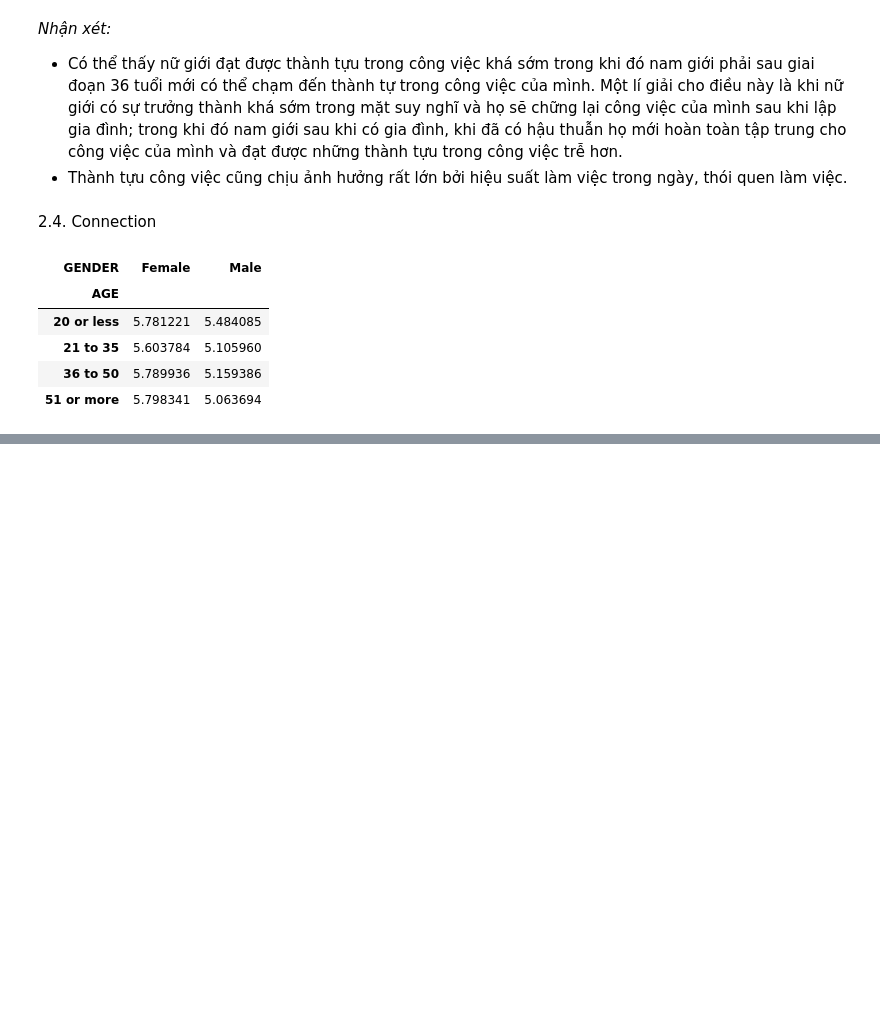
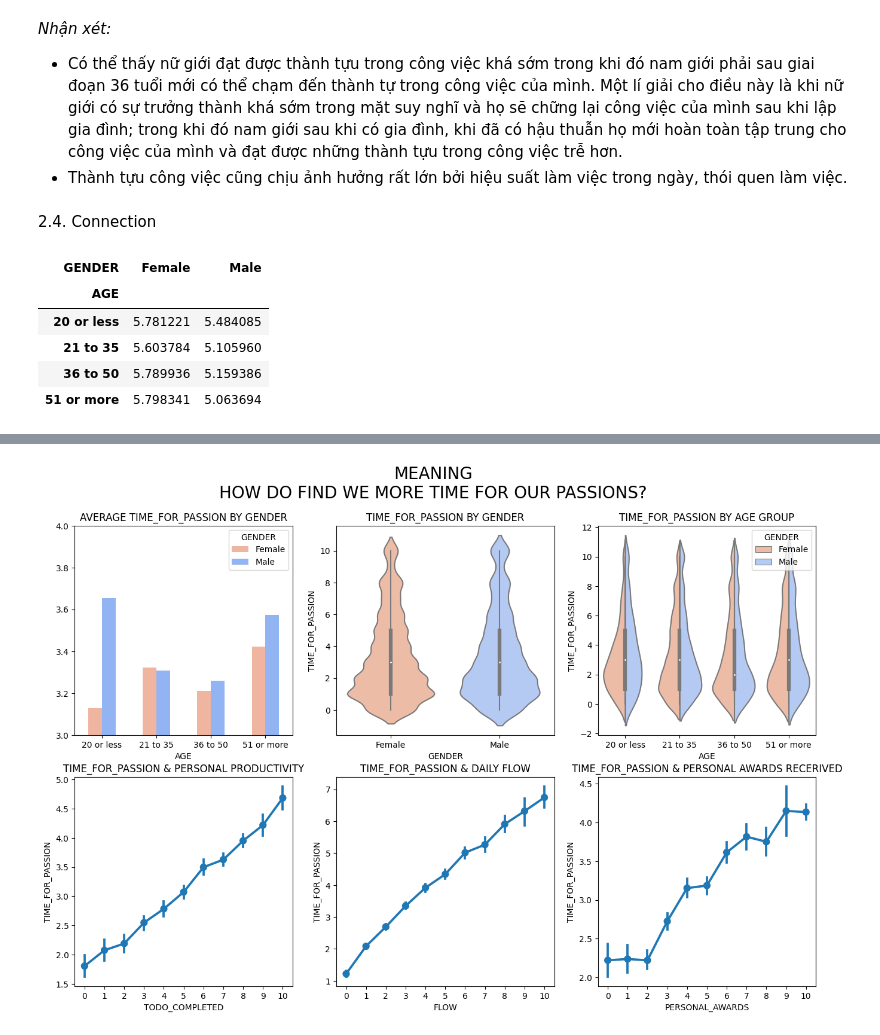
Before and after one commit to baoqdng/Lifestyle-and-Wellbeing, a Jupyter notebook: Data_exploratory.ipynb, the cells around one changed output, grey strips where cells are left out. Saved outputs shown, nothing was run; the diff lists cells and outputs as text; code cells hidden in the pictures; blank space fills up the shorter version.

```diff
--- a/Data_exploratory.ipynb
+++ b/Data_exploratory.ipynb
@@ -241,0 +263,3 @@ connection.head()
+# %%
+passion = df.pivot_table(values='TIME_FOR_PASSION', index=['AGE'], columns=['GENDER'])
+passion.head()
@@ -241,0 +273,25 @@ connection.head()
+# %%
+# PASSION
+f, ax = plt.subplots(2, 3, figsize=(16, 10))
+ax[0,0].set_title('AVERAGE TIME_FOR_PASSION BY GENDER')
+ax[0,1].set_title('TIME_FOR_PASSION BY GENDER')
+ax[0,2].set_title('TIME_FOR_PASSION BY AGE GROUP')
+ax[1,0].set_title('TIME_FOR_PASSION & PERSONAL PRODUCTIVITY')
+ax[1,1].set_title('TIME_FOR_PASSION & DAILY FLOW')
+ax[1,2].set_title('TIME_FOR_PASSION & PERSONAL AWARDS RECERIVED')
+
+ax[0,0].set_ylim([3,4])
+passion.plot(kind='bar', color=('darksalmon', 'cornflowerblue'), alpha=0.7, ax=ax[0,0])
+ax[0,0].tick_params(axis='x', rotation=0)
+
+sns.violinplot(x= 'GENDER',y='TIME_FOR_PASSION', palette='coolwarm_r', data=df, ax = ax[0,1])
+sns.violinplot(x = 'AGE', y = 'TIME_FOR_PASSION', palette='coolwarm_r', hue = 'GENDER', data = df,
+               order=['20 or less', '21 to 35', '36 to 50', '51 or more'], split = True, ax = ax[0,2])
+sns.pointplot(x = 'TODO_COMPLETED',  y = 'TIME_FOR_PASSION',  data=df, ax = ax[1,0])
+sns.pointplot(x = 'FLOW',  y = 'TIME_FOR_PASSION',  data=df, ax = ax[1,1])
+sns.pointplot(x = 'PERSONAL_AWARDS', y = 'TIME_FOR_PASSION',  data=df, ax = ax[1,2])
+
+f.suptitle('MEANING\nHOW DO FIND WE MORE TIME FOR OUR PASSIONS?', fontsize=20)
+plt.show()
+# %% [output]
+[figure, added]
```
Also changed, not shown: parts of 7 cells of this notebook.
